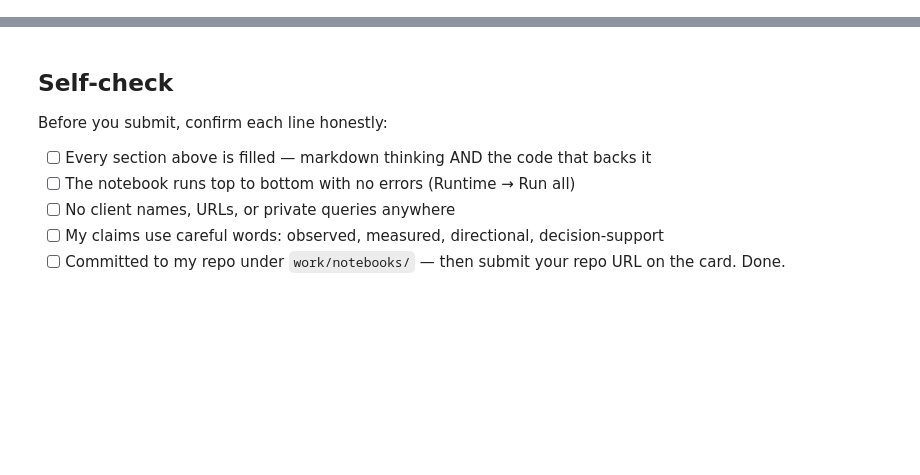
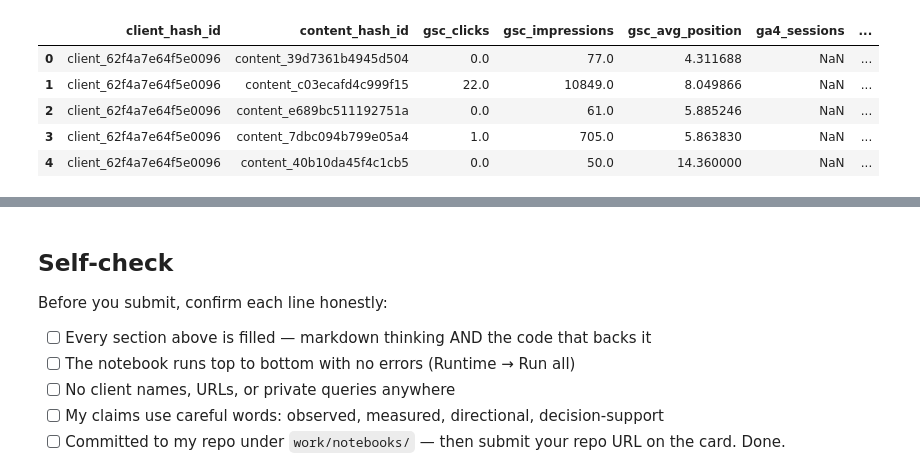
Before and after one commit to mohamedahmed02/Flyrank-internship, a Jupyter notebook: work/notebooks/w04_signal_audit.ipynb, the cells around one changed output, grey strips where cells are left out. Drawn from its saved outputs; the diff is of its cells as text; code cells hidden in the pictures; blank space fills up the shorter version.

```diff
--- a/work/notebooks/w04_signal_audit.ipynb
+++ b/work/notebooks/w04_signal_audit.ipynb
@@ -36,0 +36,83 @@ This skeleton is yours to fill. Work the sections **in order** — each one has
+# %%
+# ============================================================
+# Build March/April content-level dataset
+# ============================================================
+
+con = duckdb.connect()
+
+con.execute(f"""
+CREATE OR REPLACE SECRET hf_secret (
+    TYPE HTTP,
+    EXTRA_HTTP_HEADERS MAP {{
+        'Authorization': 'Bearer {HF_TOKEN}'
+    }}
+);
+""")
+
+MARCH_URL = (
+    "https://huggingface.co/datasets/"
+    "FlyRank/internship-warehouse/resolve/main/"
+    "fact_content_daily_performance/month=2026-03/data_0.parquet"
+)
+
+APRIL_URL = (
+    "https://huggingface.co/datasets/"
+    "FlyRank/internship-warehouse/resolve/main/"
+    "fact_content_daily_performance/month=2026-04/data_0.parquet"
+)
+
+dataset = con.execute(f"""
+WITH march AS (
+    SELECT
+        client_hash_id,
+        content_hash_id,
+        SUM(gsc_clicks) AS gsc_clicks,
+        SUM(gsc_impressions) AS gsc_impressions,
+
+        CASE
+            WHEN SUM(gsc_impressions) > 0
+            THEN CAST(SUM(gsc_sum_position) AS DOUBLE)
+                 / SUM(gsc_impressions)
+            ELSE NULL
+        END AS gsc_avg_position,
+
+        SUM(ga4_sessions) AS ga4_sessions,
+        SUM(scroll_events) AS scroll_events
+
+    FROM read_parquet('{MARCH_URL}')
+    WHERE gsc_data_available IS TRUE
+    GROUP BY client_hash_id, content_hash_id
+),
+
+april AS (
+    SELECT
+        client_hash_id,
+        content_hash_id,
+        SUM(gsc_clicks) AS april_clicks
+
+    FROM read_parquet('{APRIL_URL}')
+    WHERE gsc_data_available IS TRUE
+    GROUP BY client_hash_id, content_hash_id
+)
+
+SELECT
+    m.*,
+    a.april_clicks,
+
+    CASE
+        WHEN a.april_clicks > m.gsc_clicks THEN 1
+        ELSE 0
+    END AS label
+
+FROM march m
+
+INNER JOIN april a
+    ON m.client_hash_id = a.client_hash_id
+    AND m.content_hash_id = a.content_hash_id
+""").fetchdf()
+
+print("Rows:", len(dataset))
+print("Positive rate:", dataset["label"].mean())
+
+display(dataset.head())
+# %% [output]
@@ -36,0 +121,6 @@ This skeleton is yours to fill. Work the sections **in order** — each one has
+|  | client_hash_id | content_hash_id | gsc_clicks | gsc_impressions | gsc_avg_position | ga4_sessions | ... |
+| 0 | client_62f4a7e64f5e0096 | content_39d7361b4945d504 | 0.0 | 77.0 | 4.311688 | NaN | ... |
+| 1 | client_62f4a7e64f5e0096 | content_c03ecafd4c999f15 | 22.0 | 10849.0 | 8.049866 | NaN | ... |
+| 2 | client_62f4a7e64f5e0096 | content_e689bc511192751a | 0.0 | 61.0 | 5.885246 | NaN | ... |
+| 3 | client_62f4a7e64f5e0096 | content_7dbc094b799e05a4 | 1.0 | 705.0 | 5.863830 | NaN | ... |
+| 4 | client_62f4a7e64f5e0096 | content_40b10da45f4c1cb5 | 0.0 | 50.0 | 14.360000 | NaN | ... |
```
Also changed, not shown: parts of 20 cells of this notebook.
